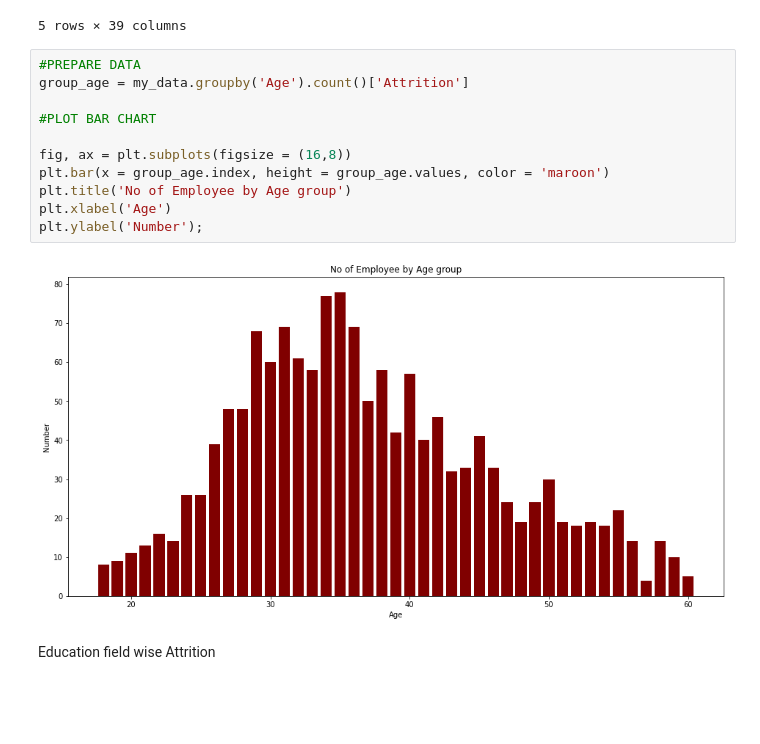
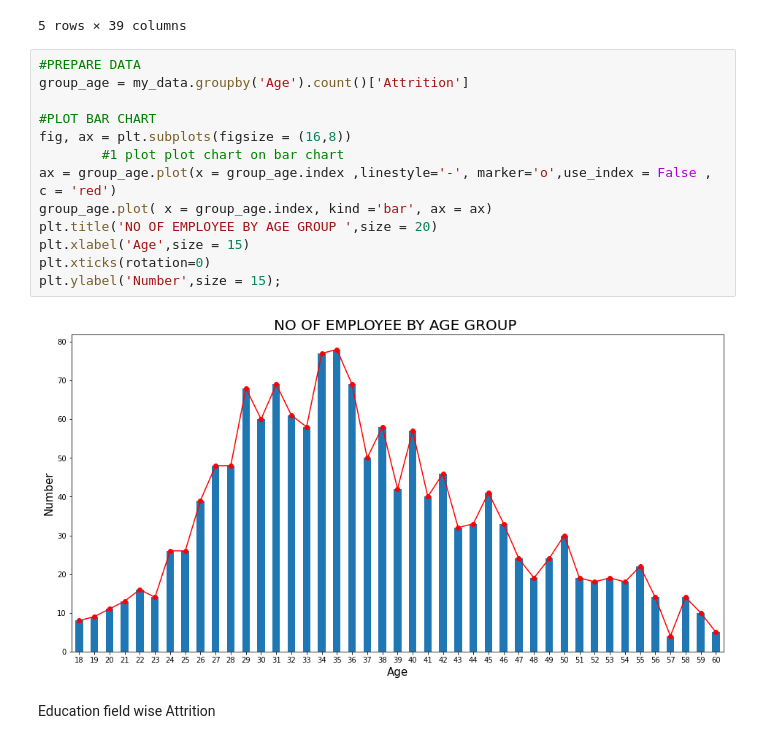
Before and after one commit to tamhoangnguyen/portfolio, a Jupyter notebook: Portfolio.ipynb, the cells around one changed output. Saved outputs shown, nothing was run; the diff lists cells and outputs as text; blank space fills up the shorter version.

```diff
--- a/Portfolio.ipynb
+++ b/Portfolio.ipynb
@@ -50,19 +50,21 @@ my_data.head(5)
 | 3 | No | Travel_Frequently | 25 - 34 | Current Employees | R&D | Life Sciences | STAFF-5 | ... |
 | 4 | No | Travel_Rarely | 25 - 34 | Current Employees | R&D | Medical | STAFF-7 | ... |
 5 rows × 39 columns
-# %%
-#PREPARE DATA
-group_age = my_data.groupby('Age').count()['Attrition']
-
-#PLOT BAR CHART
-
-fig, ax = plt.subplots(figsize = (16,8))
-plt.bar(x = group_age.index, height = group_age.values, color = 'maroon')
-plt.title('No of Employee by Age group')
-plt.xlabel('Age')
-plt.ylabel('Number');
-# %% [output]
-[figure, removed]
+# %%
+#PREPARE DATA
+group_age = my_data.groupby('Age').count()['Attrition']
+
+#PLOT BAR CHART
+fig, ax = plt.subplots(figsize = (16,8))
+        #1 plot plot chart on bar chart
+ax = group_age.plot(x = group_age.index ,linestyle='-', marker='o',use_index = False , c = 'red')
+group_age.plot( x = group_age.index, kind ='bar', ax = ax)
+plt.title('NO OF EMPLOYEE BY AGE GROUP ',size = 20)
+plt.xlabel('Age',size = 15)
+plt.xticks(rotation=0)
+plt.ylabel('Number',size = 15);
+# %% [output]
+[figure, added]
 # %% [markdown]
 Education field wise Attrition
 # %%
```
Also changed, not shown: parts of 4 cells of this notebook.
